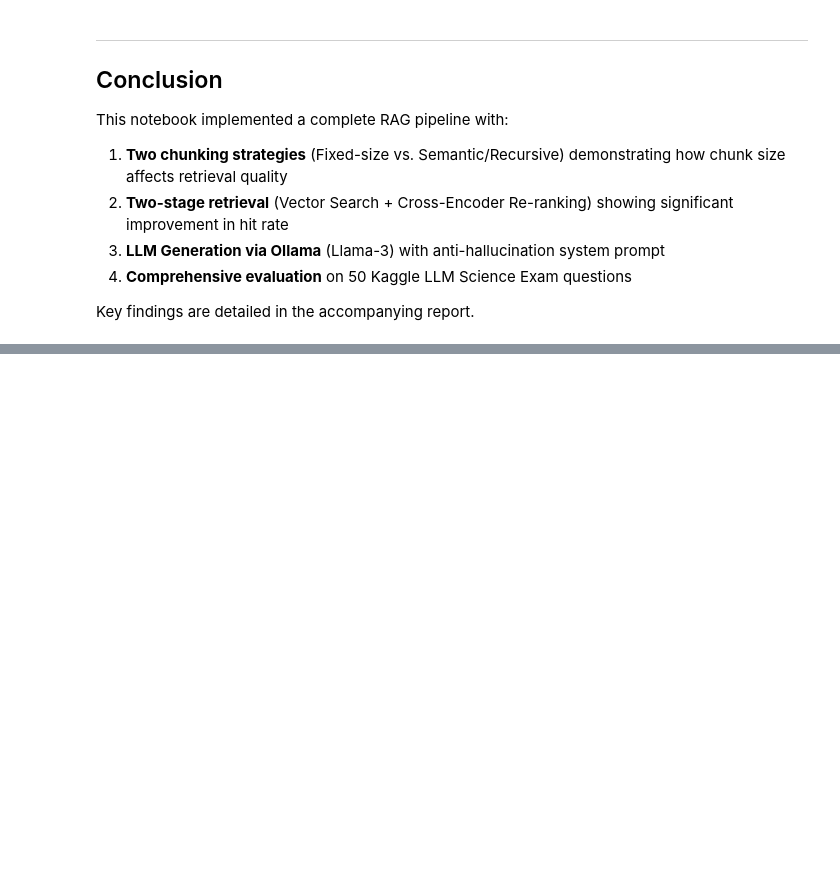
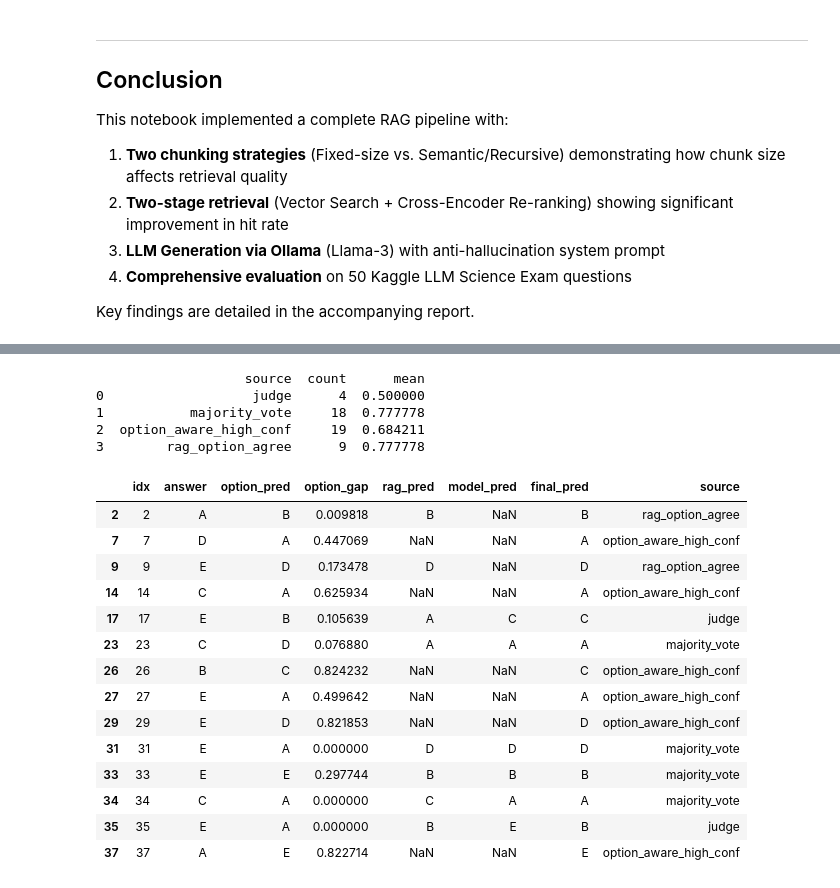
Before and after one commit to fader2077/Recurrent-Neural-Network-and-Transformer-HW, a Jupyter notebook: hw3/hw3.ipynb, the cells around one changed output, grey strips where cells are left out. Cells and saved outputs as stored; diff of their text form; code cells hidden in the pictures; blank space fills up the shorter version.

Commit message:
Update HW3 with corrected science-only RAG experiments

```diff
--- a/hw3/hw3.ipynb
+++ b/hw3/hw3.ipynb
@@ -953,0 +1325,9 @@ Key findings are detailed in the accompanying report.
+# %%
+from transformers import AutoTokenizer, AutoModelForSequenceClassification
+
+NLI_MODEL_NAME = "MoritzLaurer/DeBERTa-v3-base-mnli-fever-anli"
+print(f"Loading NLI model: {NLI_MODEL_NAME}")
+nli_tokenizer = AutoTokenizer.from_pretrained(NLI_MODEL_NAME)
+nli_model = AutoModelForSequenceClassification.from_pretrained(NLI_MODEL_NAME).to("cuda")
+nli_model.eval()
+print(nli_model.config.id2label)
@@ -953,0 +2056,24 @@ Key findings are detailed in the accompanying report.
+# %%
+model_only_preds = deepseek_plain_df['pred'].tolist()
+question_rag_preds = deepseek_rag_rerank_df['pred'].tolist()
+option_preds = [item['pred'] for item in variant_details]
+option_gaps = [item['gap'] for item in variant_details]
+answers = dev_df['answer'].tolist()
+
+
+def ensemble_prediction(idx, gap_threshold):
+    if option_gaps[idx] >= gap_threshold:
+        return option_preds[idx]
+    votes = [model_only_preds[idx], question_rag_preds[idx], option_preds[idx]]
+    counts = pd.Series(votes).value_counts()
+    if counts.iloc[0] >= 2:
+        return counts.index[0]
+    return question_rag_preds[idx]
+
+ensemble_rows = []
+for gap_threshold in [0.0, 0.1, 0.2, 0.3, 0.4, 0.45, 0.5, 0.6, 0.8, 1.0]:
+    preds = [ensemble_prediction(i, gap_threshold) for i in range(len(dev_df))]
+    acc = np.mean([preds[i] == answers[i] for i in range(len(dev_df))])
+    ensemble_rows.append({"gap_threshold": gap_threshold, "accuracy": float(acc), "preds": preds})
+
+pd.DataFrame([{k: v for k, v in row.items() if k != 'preds'} for row in ensemble_rows])
@@ -953,0 +2293,26 @@ Key findings are detailed in the accompanying report.
+# %%
+error_df = advanced_results_df[~advanced_results_df['is_correct']].copy()
+source_summary = advanced_results_df.groupby('source')['is_correct'].agg(['count', 'mean']).reset_index()
+print(source_summary)
+error_df[['idx', 'answer', 'option_pred', 'option_gap', 'rag_pred', 'model_pred', 'final_pred', 'source']].head(20)
+# %% [output]
+                   source  count      mean
+0                   judge      4  0.500000
+1           majority_vote     18  0.777778
+2  option_aware_high_conf     19  0.684211
+3        rag_option_agree      9  0.777778
+|  | idx | answer | option_pred | option_gap | rag_pred | model_pred | final_pred | source |
+| 2 | 2 | A | B | 0.009818 | B | NaN | B | rag_option_agree |
+| 7 | 7 | D | A | 0.447069 | NaN | NaN | A | option_aware_high_conf |
+| 9 | 9 | E | D | 0.173478 | D | NaN | D | rag_option_agree |
+| 14 | 14 | C | A | 0.625934 | NaN | NaN | A | option_aware_high_conf |
+| 17 | 17 | E | B | 0.105639 | A | C | C | judge |
+| 23 | 23 | C | D | 0.076880 | A | A | A | majority_vote |
+| 26 | 26 | B | C | 0.824232 | NaN | NaN | C | option_aware_high_conf |
+| 27 | 27 | E | A | 0.499642 | NaN | NaN | A | option_aware_high_conf |
+| 29 | 29 | E | D | 0.821853 | NaN | NaN | D | option_aware_high_conf |
+| 31 | 31 | E | A | 0.000000 | D | D | D | majority_vote |
+| 33 | 33 | E | E | 0.297744 | B | B | B | majority_vote |
+| 34 | 34 | C | A | 0.000000 | C | A | A | majority_vote |
+| 35 | 35 | E | A | 0.000000 | B | E | B | judge |
+| 37 | 37 | A | E | 0.822714 | NaN | NaN | E | option_aware_high_conf |
```
Also changed, not shown: parts of 29 cells of this notebook, 7 other files.
